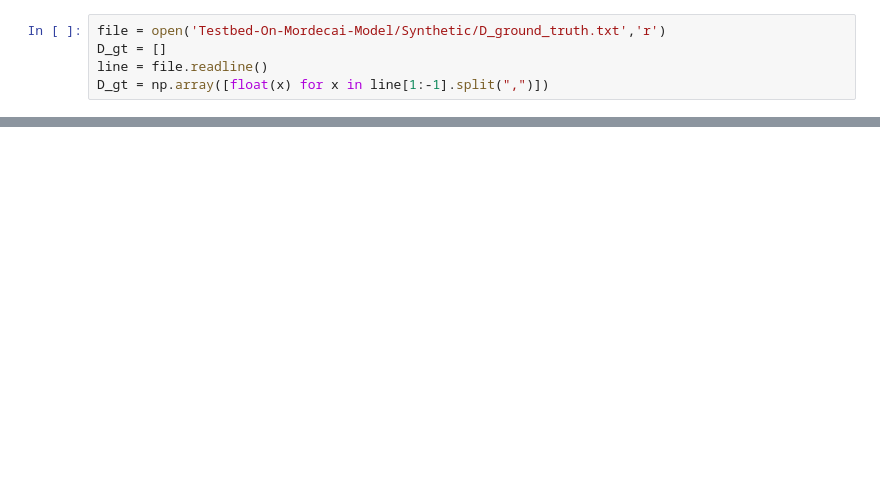
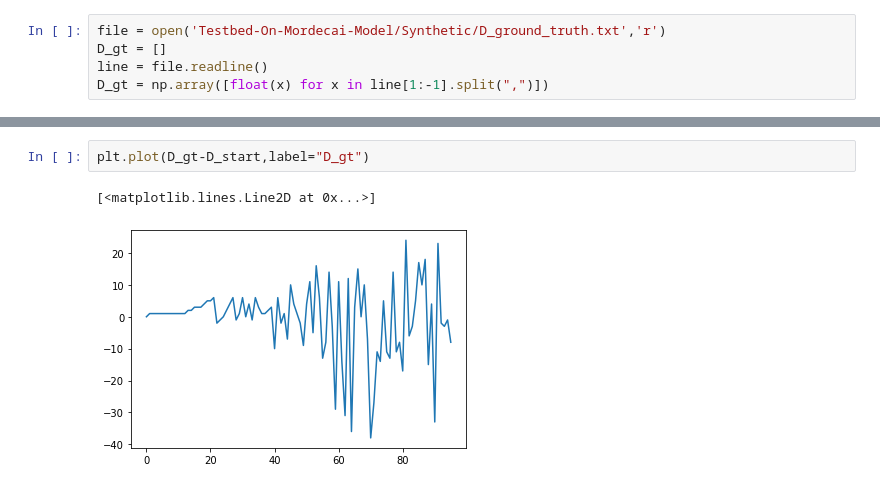
Before and after one commit to AdityaLab/MDL-ODE-Missing, a Jupyter notebook: MDL_playground.ipynb, the cells around one changed output, grey strips where cells are left out. Saved outputs shown, nothing was run; the diff lists cells and outputs as text; blank space fills up the shorter version.

```diff
--- a/MDL_playground.ipynb
+++ b/MDL_playground.ipynb
@@ -36,0 +85,5 @@ KeyError: 405.0
+# %%
+plt.plot(D_gt-D_start,label="D_gt")
+# %% [output]
+[<matplotlib.lines.Line2D at 0x...>]
+[figure, added]
```
Also changed, not shown: parts of 19 cells of this notebook, 1 other file.
